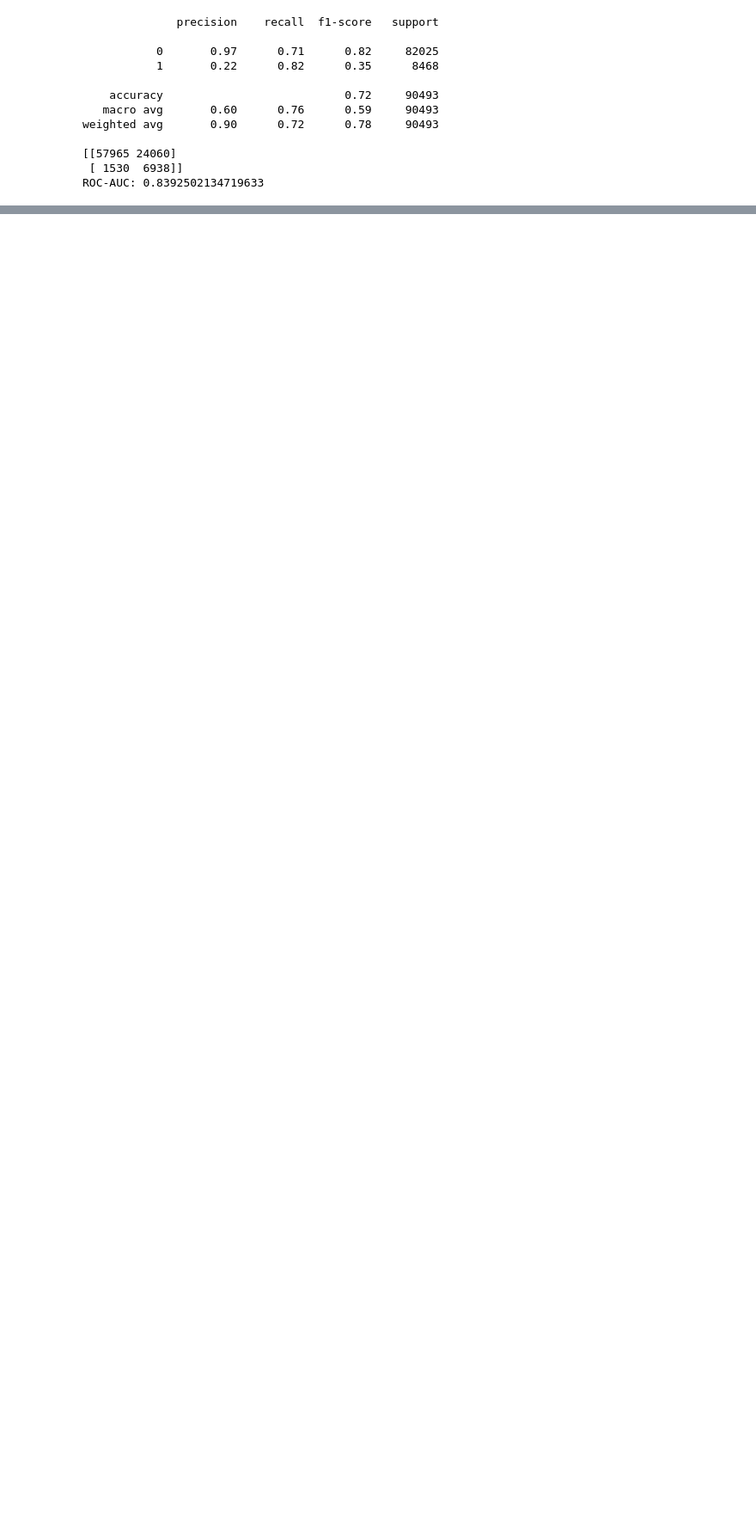
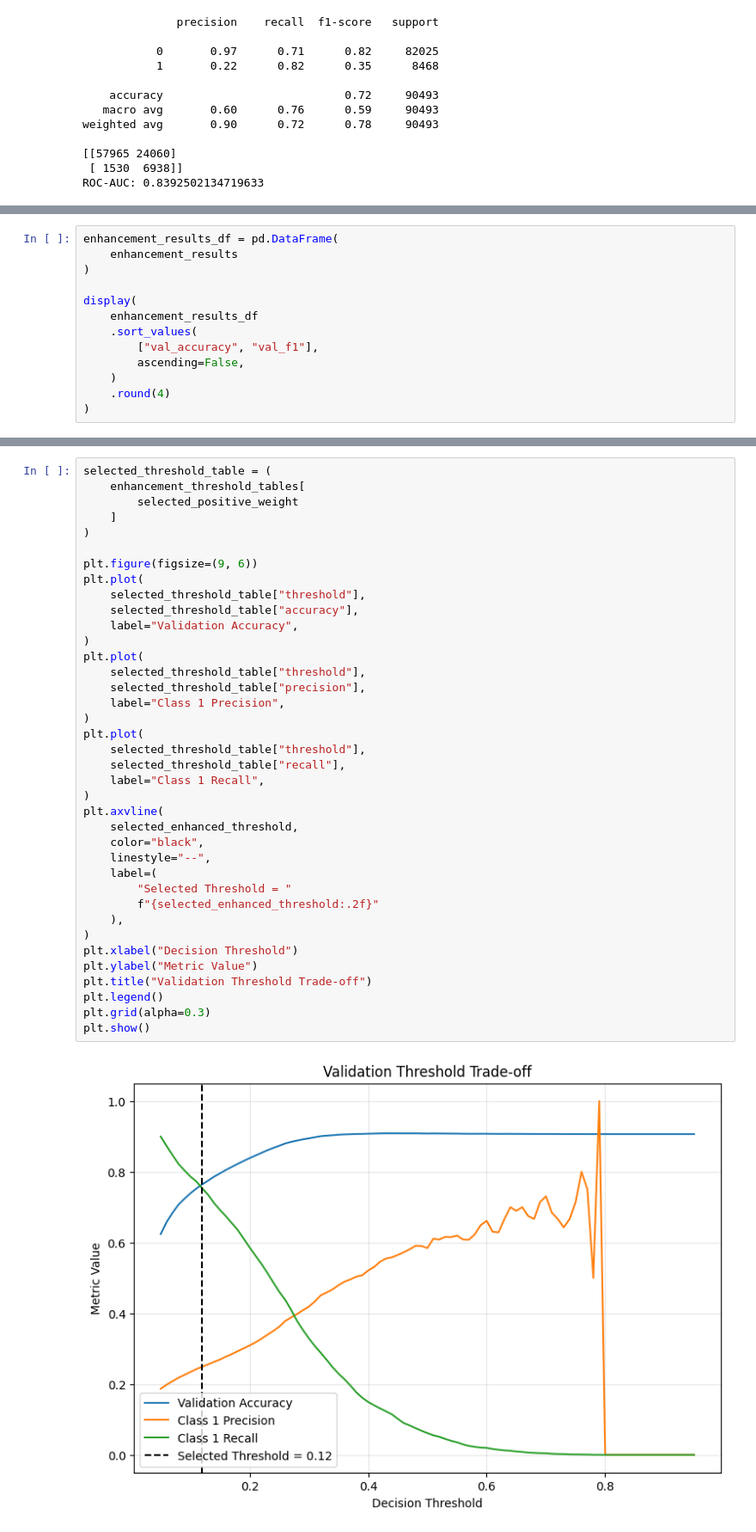
Before and after one commit to MalikJaH/binx-cardiac-risk-ml, a Jupyter notebook: notebooks/neural_network/02_neural_network.ipynb, the cells around one changed output, grey strips where cells are left out. Shown at 86% size. Saved outputs shown, nothing was run; the diff lists cells and outputs as text; blank space fills up the shorter version.

```diff
--- a/notebooks/neural_network/02_neural_network.ipynb
+++ b/notebooks/neural_network/02_neural_network.ipynb
@@ -622,0 +1673,13 @@ The final model achieves **0.839 test ROC-AUC** and **71.7% test accuracy**. At
+# %%
+enhancement_results_df = pd.DataFrame(
+    enhancement_results
+)
+
+display(
+    enhancement_results_df
+    .sort_values(
+        ["val_accuracy", "val_f1"],
+        ascending=False,
+    )
+    .round(4)
+)
@@ -622,0 +1740,40 @@ The final model achieves **0.839 test ROC-AUC** and **71.7% test accuracy**. At
+# %%
+selected_threshold_table = (
+    enhancement_threshold_tables[
+        selected_positive_weight
+    ]
+)
+
+plt.figure(figsize=(9, 6))
+plt.plot(
+    selected_threshold_table["threshold"],
+    selected_threshold_table["accuracy"],
+    label="Validation Accuracy",
+)
+plt.plot(
+    selected_threshold_table["threshold"],
+    selected_threshold_table["precision"],
+    label="Class 1 Precision",
+)
+plt.plot(
+    selected_threshold_table["threshold"],
+    selected_threshold_table["recall"],
+    label="Class 1 Recall",
+)
+plt.axvline(
+    selected_enhanced_threshold,
+    color="black",
+    linestyle="--",
+    label=(
+        "Selected Threshold = "
+        f"{selected_enhanced_threshold:.2f}"
+    ),
+)
+plt.xlabel("Decision Threshold")
+plt.ylabel("Metric Value")
+plt.title("Validation Threshold Trade-off")
+plt.legend()
+plt.grid(alpha=0.3)
+plt.show()
+# %% [output]
+[figure, added]
```
Also changed, not shown: parts of 137 cells of this notebook, 11 other files.
